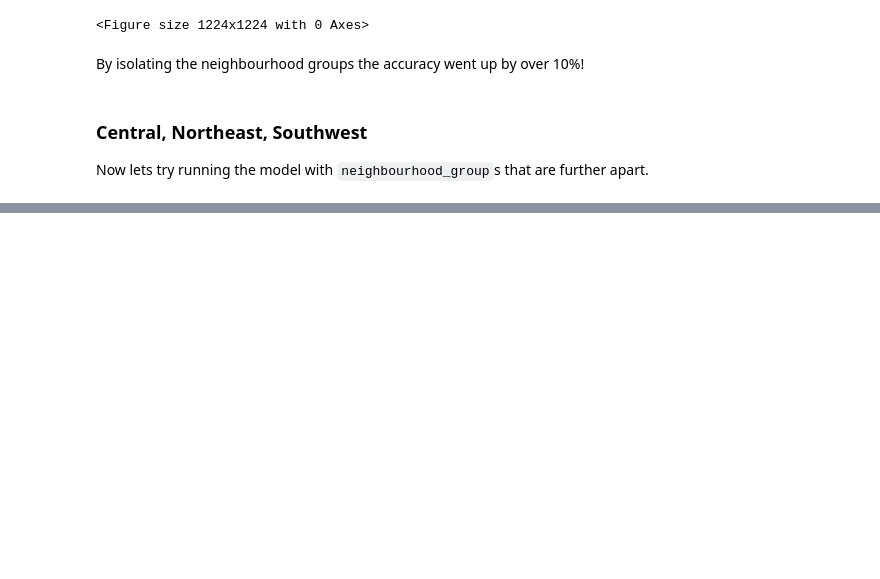
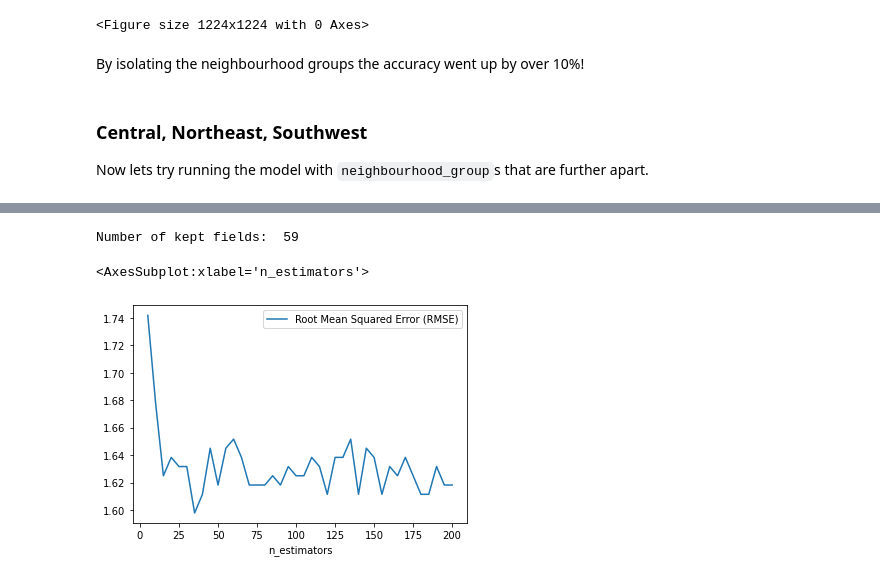
Before and after one commit to jeniscool/tools2-final-project, a Jupyter notebook: final_project_notebook.ipynb, the cells around one changed output, grey strips where cells are left out. Saved outputs shown, nothing was run; the diff lists cells and outputs as text; code cells hidden in the pictures; blank space fills up the shorter version.

```diff
--- a/final_project_notebook.ipynb
+++ b/final_project_notebook.ipynb
@@ -1071,0 +1075,7 @@ fig.set_size_inches(17, 17, forward=True)
+# %%
+selected_fields = listings_iso.corr()
+
+# We already didn't see a very high correlation so we have to set our value pretty low
+selected_fields = selected_fields[abs(selected_fields["neighbourhood_group"]) < .055]
+
+selected_fields.sample(3)
@@ -1071,0 +1088,51 @@ fig.set_size_inches(17, 17, forward=True)
+# %%
+# Reduce dataframe to only slected fields
+
+# Keep dependent variable & price
+kept_fields = set(np.append(selected_fields.index, ["neighbourhood_group", "price"]))
+listings_iso = listings_iso[kept_fields]
+
+print("Number of kept fields: ", len(kept_fields))
+# %% [output]
+Number of kept fields:  59
+# %%
+# Dependent variable: neighbourhood_group
+y = listings_iso['neighbourhood_group']
+
+# Drop dependent variable and other variables that would tamper the results
+X = listings_iso.drop('neighbourhood_group', axis=1)
+# %%
+# Split dataset into training set and test set
+X_train, X_test, y_train, y_test = train_test_split(X, y, test_size=0.3)
+# %%
+# Do same process as before where we find best n_estimator in a for loop
+evaluation_iso = pd.DataFrame({'n_estimators': [],
+                           'Mean Absolute Error':[],
+                           'Mean Squared Error':[],
+                           'Root Mean Squared Error (RMSE)':[],
+                           'Accuracy':[]})
+
+# Make for loop to graph RMSE & Accuracy for different n_estimators
+for i in range(5, 201, 5):
+    # Make Classifier & Fit
+    rf = RandomForestClassifier(n_estimators=i)
+    rf.fit(X_train, y_train)
+
+    # Predict
+    y_pred = rf.predict(X_test)
+
+    # Calculate metrics
+    mae = metrics.mean_absolute_error(y_test, y_pred)
+    mse = metrics.mean_squared_error(y_test, y_pred)
+    rmse = np.sqrt(metrics.mean_squared_error(y_test, y_pred))
+    accuracy = accuracy_score(y_test, y_pred)
+
+    # append to evaluation data frame
+    r = evaluation_iso.shape[0]
+    evaluation_iso.loc[r] = [i,mae,mse,rmse,accuracy]
+# %%
+# Plot RMSE
+evaluation_iso.plot(kind='line',x='n_estimators',y='Root Mean Squared Error (RMSE)')
+# %% [output]
+<AxesSubplot:xlabel='n_estimators'>
+[figure, added]
```
Also changed, not shown: parts of 68 cells of this notebook.
